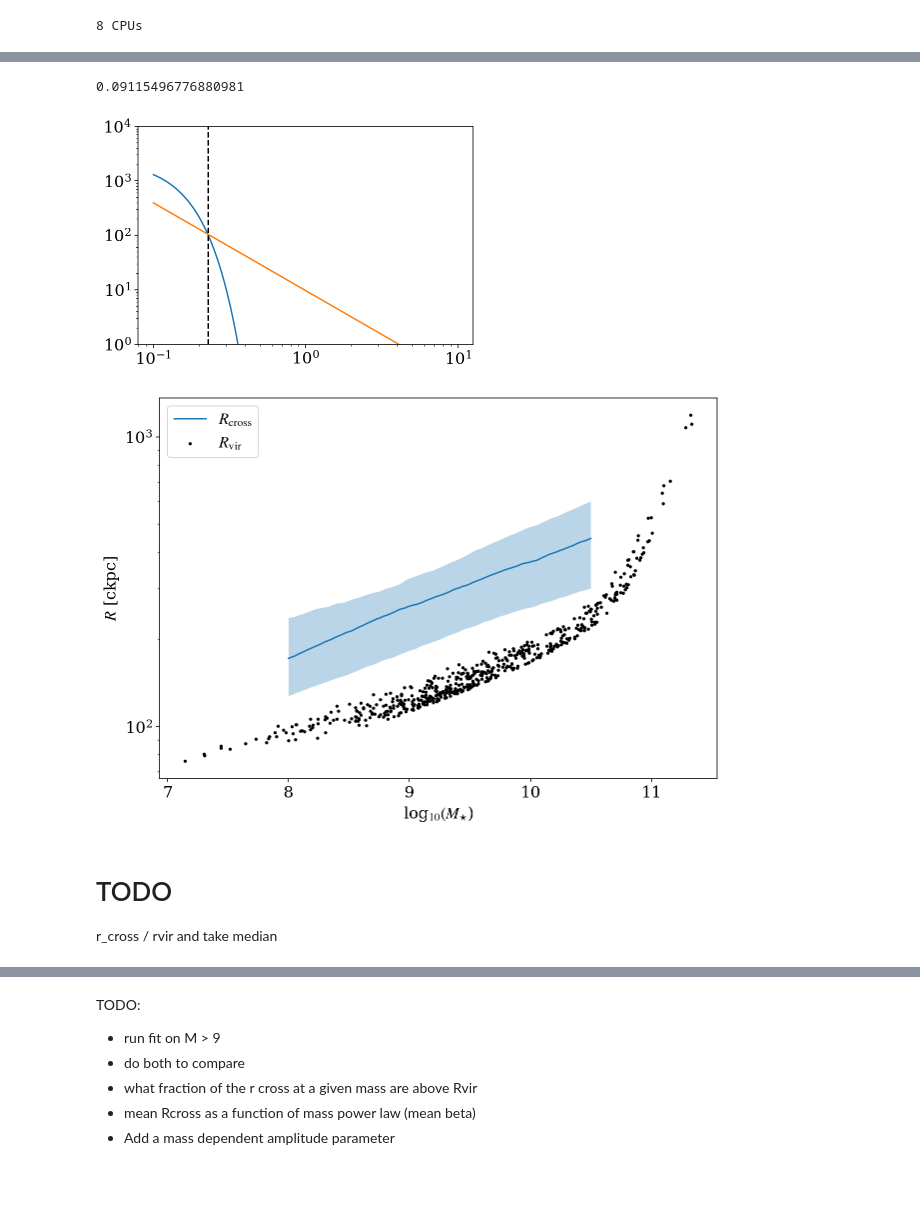
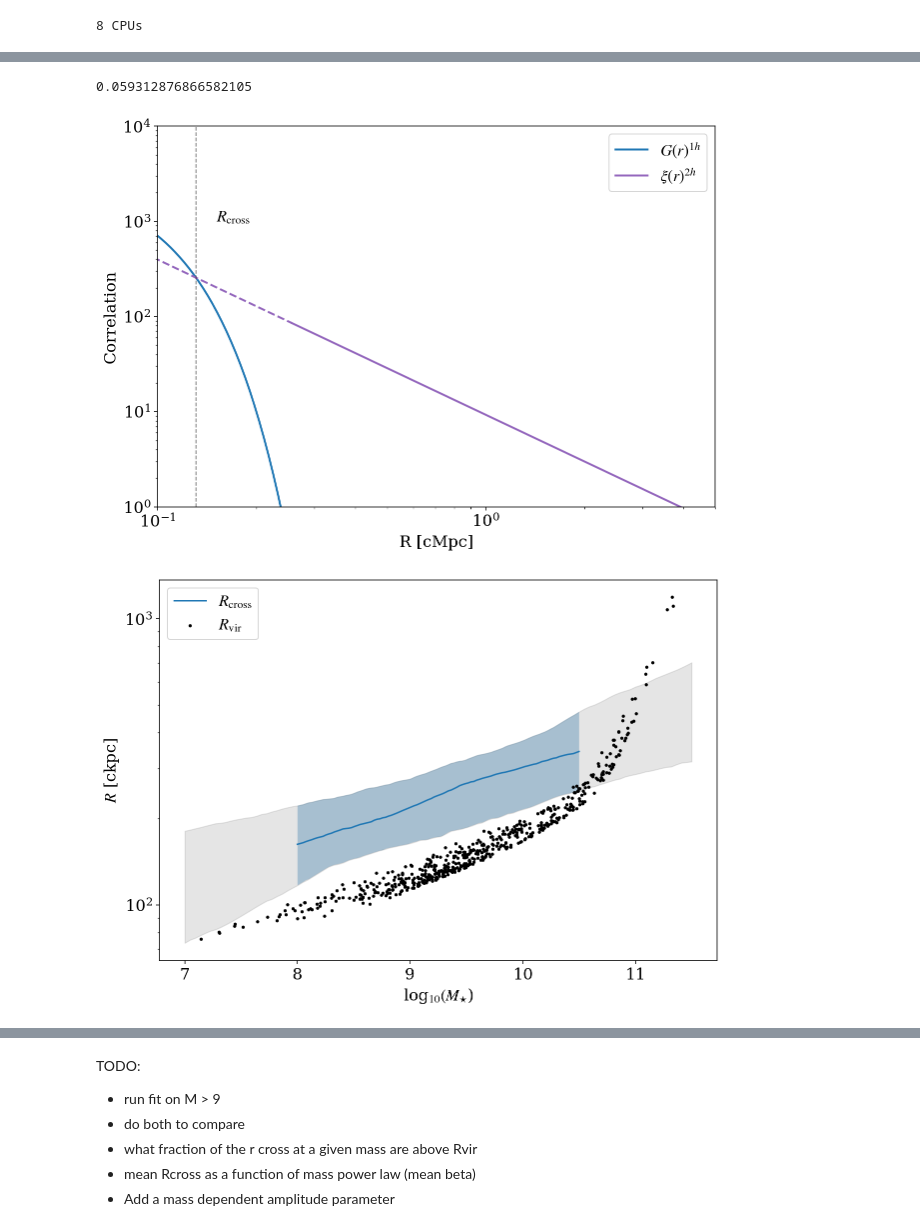
Before and after one commit to mattcwilde/1halo2halo, a Jupyter notebook: haloclustering/exclusion-model/exclusion_model.ipynb, the cells around one changed output, grey strips where cells are left out. Cells and saved outputs as stored; diff of their text form; code cells hidden in the pictures; blank space fills up the shorter version.

```diff
--- a/haloclustering/exclusion-model/exclusion_model.ipynb
+++ b/haloclustering/exclusion-model/exclusion_model.ipynb
@@ -370,26 +373,39 @@ import pickle
 with open("exclusion_model_gauss_1h_sampler.pkl", "wb") as f:
     pickle.dump(sampler, f)
 # %%
-lin = np.geomspace(0.01, 10, 100)
+rlin_full = np.geomspace(0.01, 10, 100)
+rlin_left = np.geomspace(0.01, r_cross, 100)
+rlin_right = np.geomspace(r_cross, 100)
 
-r0, gamma, beta2, A, r_cross, beta1, dndz_index, dndz_coeff = flat_samples[-45]
+r0, gamma, beta2, A, r_cross, beta1, dndz_index, dndz_coeff = flat_samples[-5]
 sig = _calc_sig(r_cross, A, r0, gamma)
 
-plt.plot(rlin, g1h(rlin, A, sig))
-plt.plot(rlin, xi2h(rlin, r0, gamma));
+plt.figure(figsize=(10,7))
+plt.plot(rlin_left, g1h(rlin_left, A, sig), label=r"$G(r)^{1h}$", c='tab:blue', lw=2)
+plt.plot(rlin_right, g1h(rlin_right, A, sig), c='tab:blue', lw=2, ls='--')
+plt.plot(rlin_right, xi2h(rlin_right, r0, gamma), label=r"$\xi(r)^{2h}$", c='tab:purple', lw=2)
+plt.plot(rlin_left, xi2h(rlin_left, r0, gamma), c='tab:purple', lw=2, ls='--')
 plt.xscale('log')
 plt.yscale('log')
 plt.ylim(10**0, 10**4)
-plt.axvline(r_cross,  c="k", ls='--')
+plt.xlim(1e-1, 0.5e1)
+plt.axvline(r_cross,  c="k", ls='--', alpha=0.5, lw=1)
+plt.legend()
+# plt.ylabel(r"$\chi(r)$")
+plt.ylabel("Correlation")
+plt.xlabel(r"R [cMpc]")
+plt.text(r_cross+0.02, 1e3, r"$R_{\rm cross}$")
+plt.savefig('../figures/r_cross_schematic.png')
 print(sig)
 # %% [output]
-0.09115496776880981
+0.059312876866582105
-[figure, old version]
+[figure, new version]
 # %%
 rc = flat_samples[:, 4][::16]
 beta = flat_samples[:, 5][::16]
 mstars = df.mstars.values[:, None]
 mass = np.geomspace(10**8, 10**10.5, 100)[:, None]
+mass2 = np.geomspace(10**7, 10**11.5, 100)[:, None]
 m0=10**9.5
 z = df.z.values[:, None]
 
@@ -398,24 +414,23 @@ def r_cross_beta(r_cross, beta1h, mass, m0= 10**9.5):
     return r_cross
 
 rc_m = r_cross_beta(rc, beta, mass, m0)
+rc_m2 = r_cross_beta(rc, beta, mass2, m0)
 # kirill: use np.quantile along the mass axis
 med, lo, hi = np.quantile(rc_m*1e3, [0.5, 0.16, 0.84], axis=1)
+med2, lo2, hi2 = np.quantile(rc_m2*1e3, [0.5, 0.16, 0.84], axis=1)
 
 
 plt.figure(figsize=(10,7))
 # plt.plot(np.log10(mass), rc_m*1000, alpha=0.02, c='xkcd:azure');
 plt.plot(np.log10(mass), med, alpha=1, c='tab:blue', label=r"$R_{\rm cross}}$");
 plt.fill_between(np.log10(mass)[:,0], lo, hi, alpha=0.3)
+plt.fill_between(np.log10(mass2)[:,0], lo2, hi2, alpha=0.1, color='k')
 #plt.fill_between(np.log10(mass)[:,0], lo, hi, alpha=0.3)
 plt.scatter(np.log10(mstars), df.rvir.values, s=5, label=r'$R_{\rm vir}$', color='xkcd:black')
 plt.xlabel(r"log$_{10}(M_{\star}$)")
 plt.ylabel(r"$R$ [ckpc]");
 plt.yscale('log')
 plt.legend()
-plt.savefig("r_cross_mstar.png")
+plt.savefig("../figures/r_cross_mstar.png")
 # %% [output]
-[figure, old version]
+[figure, new version]
-# %% [markdown]
-# TODO
-
-r_cross / rvir and take median
```
Also changed, not shown: parts of 6 cells of this notebook, 1 other file.
